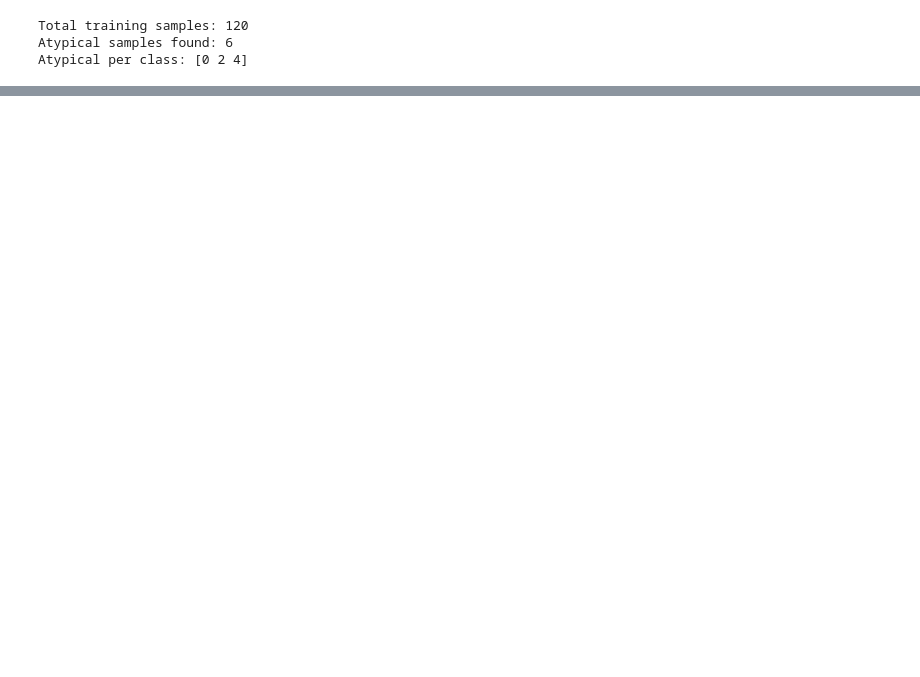
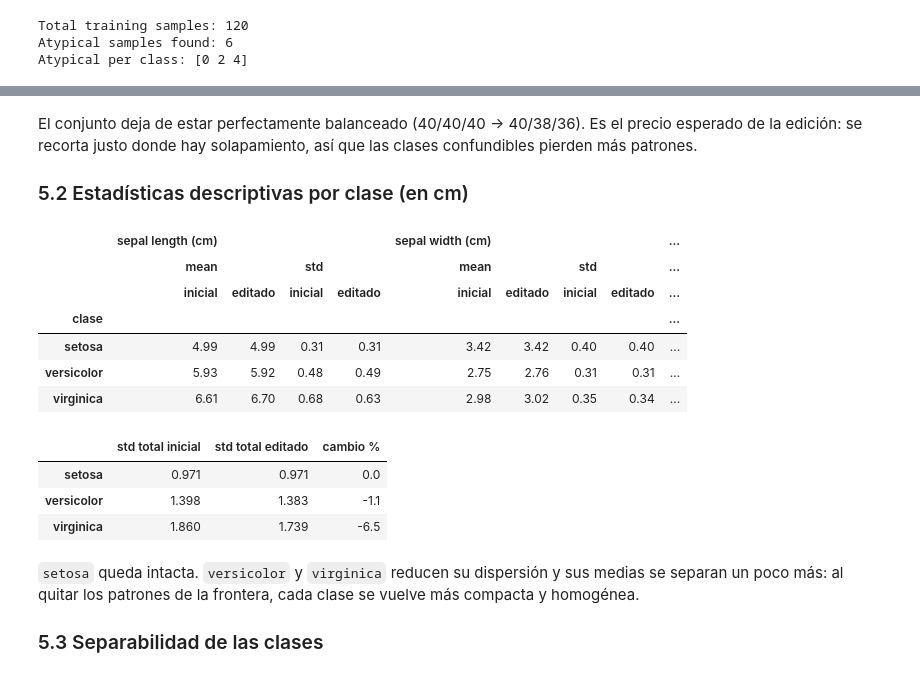
Before and after one commit to dxnielcapi/ml-excercise-, a Jupyter notebook: Homework_Cleaning_Data_Set/wilson-editing-irisplant.ipynb, the cells around one changed output, grey strips where cells are left out. Saved outputs shown, nothing was run; the diff lists cells and outputs as text; code cells hidden in the pictures; blank space fills up the shorter version.

```diff
--- a/Homework_Cleaning_Data_Set/wilson-editing-irisplant.ipynb
+++ b/Homework_Cleaning_Data_Set/wilson-editing-irisplant.ipynb
@@ -139,0 +275,15 @@ Atypical per class: [0 2 4]
+# %%
+keep = ~atypical
+
+X_train_edited = X_train_scaled[keep]
+y_train_edited = y_train[keep]
+idx_train_edited = idx_train[keep]
+
+# Versión sin estandarizar, para comparar estadísticas en centímetros
+X_train_raw = X[idx_train]
+X_train_edited_raw = X_train_raw[keep]
+
+print(f"Entrenamiento inicial : {X_train_scaled.shape[0]} patrones")
+print(f"Entrenamiento editado : {X_train_edited.shape[0]} patrones")
+print(f"Eliminados            : {atypical.sum()} ({atypical.sum() / len(y_train):.1%})")
+print("Filas eliminadas del dataset original:", sorted(idx_train[atypical].tolist()))
@@ -139,0 +314,49 @@ Atypical per class: [0 2 4]
+# %% [markdown]
+El conjunto deja de estar perfectamente balanceado (40/40/40 → 40/38/36). Es el precio esperado
+de la edición: se recorta justo donde hay solapamiento, así que las clases confundibles pierden
+más patrones.
+
+### 5.2 Estadísticas descriptivas por clase (en cm)
+# %%
+def stats_por_clase(A, yy, etiqueta):
+    d = pd.DataFrame(A, columns=iris.feature_names)
+    d["clase"] = [class_names[c] for c in yy]
+    out = d.groupby("clase").agg(["mean", "std"]).round(2)
+    out.columns = pd.MultiIndex.from_tuples([(a, b, etiqueta) for a, b in out.columns])
+    return out
+
+antes = stats_por_clase(X_train_raw, y_train, "inicial")
+despues = stats_por_clase(X_train_edited_raw, y_train_edited, "editado")
+
+# Ordenamos: cada variable con su media y desviación, inicial junto a editado
+orden = [(v, m, e) for v in iris.feature_names
+                   for m in ("mean", "std")
+                   for e in ("inicial", "editado")]
+stats = pd.concat([antes, despues], axis=1)[orden]
+stats
+# %% [output]
+|  | sepal length (cm) |  |  |  | sepal width (cm) |  |  |  | ... |
+|  | mean |  | std |  | mean |  | std |  | ... |
+|  | inicial | editado | inicial | editado | inicial | editado | inicial | editado | ... |
+| clase |  |  |  |  |  |  |  |  | ... |
+| setosa | 4.99 | 4.99 | 0.31 | 0.31 | 3.42 | 3.42 | 0.40 | 0.40 | ... |
+| versicolor | 5.93 | 5.92 | 0.48 | 0.49 | 2.75 | 2.76 | 0.31 | 0.31 | ... |
+| virginica | 6.61 | 6.70 | 0.68 | 0.63 | 2.98 | 3.02 | 0.35 | 0.34 | ... |
+# %%
+# Variabilidad total dentro de cada clase (suma de desviaciones estándar)
+disp = pd.DataFrame({
+    "std total inicial": [X_train_raw[y_train == c].std(axis=0).sum() for c in range(3)],
+    "std total editado": [X_train_edited_raw[y_train_edited == c].std(axis=0).sum() for c in range(3)],
+}, index=class_names).round(3)
+disp["cambio %"] = ((disp.iloc[:, 1] / disp.iloc[:, 0] - 1) * 100).round(1)
+disp
+# %% [output]
+|  | std total inicial | std total editado | cambio % |
+| setosa | 0.971 | 0.971 | 0.0 |
+| versicolor | 1.398 | 1.383 | -1.1 |
+| virginica | 1.860 | 1.739 | -6.5 |
+# %% [markdown]
+`setosa` queda intacta. `versicolor` y `virginica` reducen su dispersión y sus medias se separan
+un poco más: al quitar los patrones de la frontera, cada clase se vuelve más compacta y homogénea.
+
+### 5.3 Separabilidad de las clases
```
Also changed, not shown: parts of 21 cells of this notebook, 2 other files.
